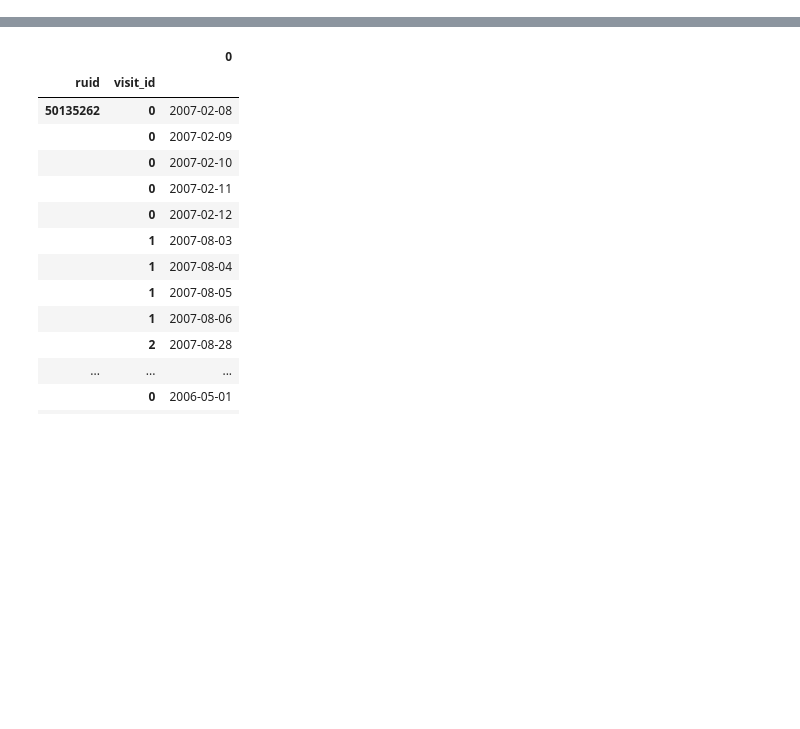
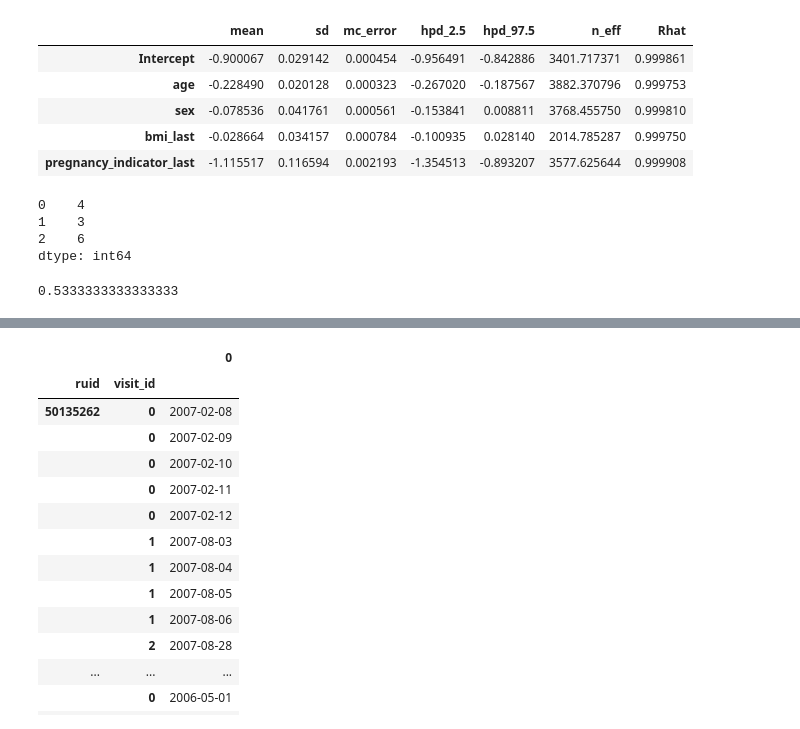
Before and after one commit to alvinjeffery/Bios8366_project, a Jupyter notebook: code/scratchpad.ipynb, the cells around one changed output, grey strips where cells are left out. Saved outputs shown, nothing was run; the diff lists cells and outputs as text; code cells hidden in the pictures; blank space fills up the shorter version.

```diff
--- a/code/scratchpad.ipynb
+++ b/code/scratchpad.ipynb
@@ -0,0 +62,9 @@
+# %%
+pm.summary(simple_trace)
+# %% [output]
+|  | mean | sd | mc_error | hpd_2.5 | hpd_97.5 | n_eff | Rhat |
+| Intercept | -0.900067 | 0.029142 | 0.000454 | -0.956491 | -0.842886 | 3401.717371 | 0.999861 |
+| age | -0.228490 | 0.020128 | 0.000323 | -0.267020 | -0.187567 | 3882.370796 | 0.999753 |
+| sex | -0.078536 | 0.041761 | 0.000561 | -0.153841 | 0.008811 | 3768.455750 | 0.999810 |
+| bmi_last | -0.028664 | 0.034157 | 0.000784 | -0.100935 | 0.028140 | 2014.785287 | 0.999750 |
+| pregnancy_indicator_last | -1.115517 | 0.116594 | 0.002193 | -1.354513 | -0.893207 | 3577.625644 | 0.999908 |
@@ -0,0 +80,7 @@
+# %%
+all_pos
+# %% [output]
+0    4
+1    3
+2    6
+dtype: int64
@@ -0,0 +92,4 @@
+# %%
+f1
+# %% [output]
+0.5333333333333333
```
Also changed, not shown: parts of 16 cells of this notebook, 2 other files.
